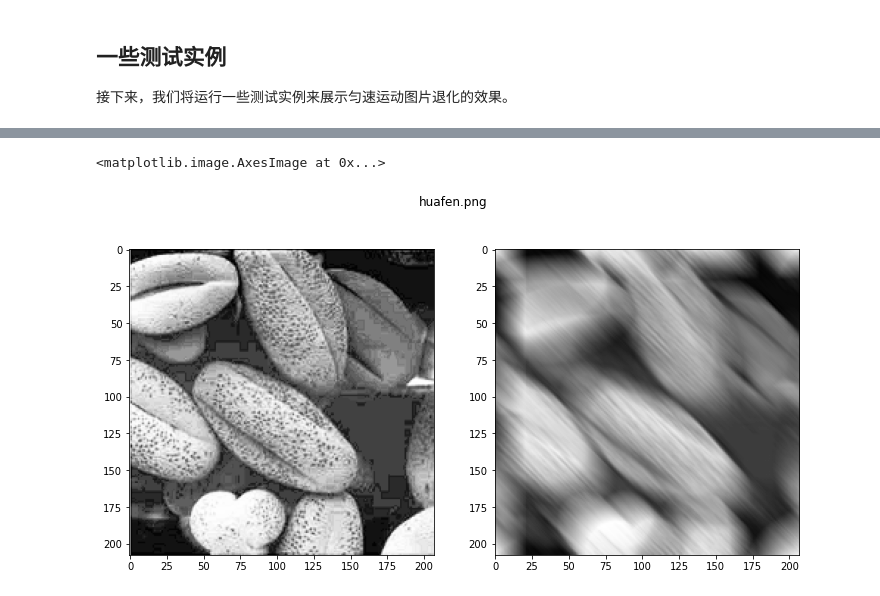
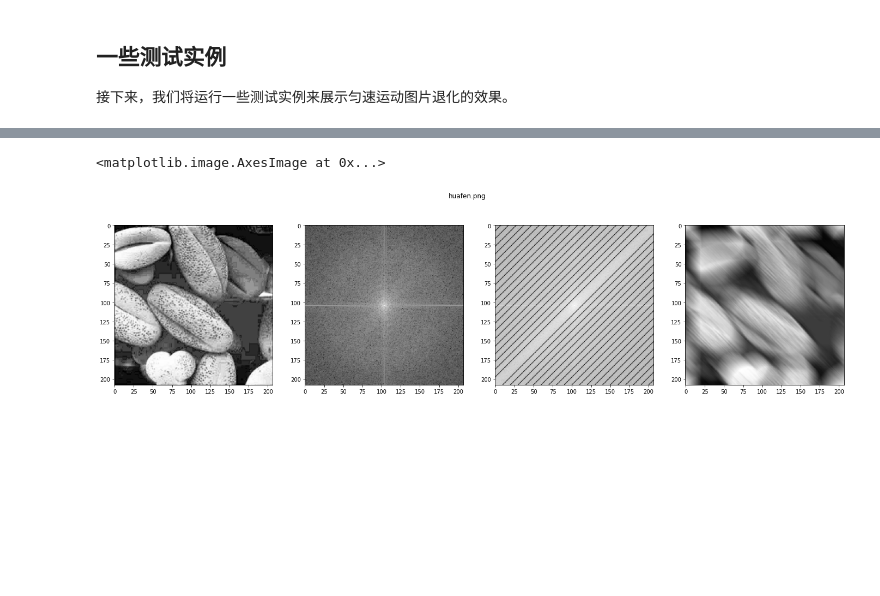
Before and after one commit to KSkun/DIP-Experiments, a Jupyter notebook: motion_degrade/degrade.ipynb, the cells around one changed output, grey strips where cells are left out. Cells and saved outputs as stored; diff of their text form; code cells hidden in the pictures; blank space fills up the shorter version.

```diff
--- a/motion_degrade/degrade.ipynb
+++ b/motion_degrade/degrade.ipynb
@@ -114,16 +115,19 @@ n = len(img)
 m = len(img[0])
 
 filt = get_degrade_filter(n, m)
+new_fft = img_fft.copy()
 for i in range(n):
     for j in range(m):
-        img_fft[i][j] *= filt[i][j]
+        new_fft[i][j] *= filt[i][j]
 
-img_filt = np.abs(np.fft.ifft2(np.fft.ifftshift(img_fft)))
-plt.imsave('book_cover_filt.jpg', img_filt, cmap='gray')
+img_filt = np.abs(np.fft.ifft2(np.fft.ifftshift(new_fft)))
+Image.fromarray(np.uint8(img_filt), mode='L').save('book_cover_filt.png')
 
-fig, (ax1, ax2) = plt.subplots(1, 2, figsize=(12, 6))
+fig, (ax1, ax2, ax3, ax4) = plt.subplots(1, 4, figsize=(24, 6))
 fig.suptitle('book_cover.jpg')
 ax1.imshow(img, cmap='gray')
-ax2.imshow(img_filt, cmap='gray')
+ax2.imshow(np.log(np.abs(img_fft)), cmap='gray')
+ax3.imshow(np.log(np.abs(new_fft)), cmap='gray')
+ax4.imshow(img_filt, cmap='gray')
 # %% [output]
 <matplotlib.image.AxesImage at 0x...>
@@ -136,16 +140,19 @@ n = len(img)
 m = len(img[0])
 
 filt = get_degrade_filter(n, m)
+new_fft = img_fft.copy()
 for i in range(n):
     for j in range(m):
-        img_fft[i][j] *= filt[i][j]
+        new_fft[i][j] *= filt[i][j]
 
-img_filt = np.abs(np.fft.ifft2(np.fft.ifftshift(img_fft)))
-plt.imsave('lena_filt.png', img_filt, cmap='gray')
+img_filt = np.abs(np.fft.ifft2(np.fft.ifftshift(new_fft)))
+Image.fromarray(np.uint8(np.multiply(img_filt, 255)), mode='L').save('lena_filt.png')
 
-fig, (ax1, ax2) = plt.subplots(1, 2, figsize=(12, 6))
+fig, (ax1, ax2, ax3, ax4) = plt.subplots(1, 4, figsize=(24, 6))
 fig.suptitle('lena.png')
 ax1.imshow(img, cmap='gray')
-ax2.imshow(img_filt, cmap='gray')
+ax2.imshow(np.log(np.abs(img_fft)), cmap='gray')
+ax3.imshow(np.log(np.abs(new_fft)), cmap='gray')
+ax4.imshow(img_filt, cmap='gray')
 # %% [output]
 <matplotlib.image.AxesImage at 0x...>
@@ -153,22 +160,25 @@ ax2.imshow(img_filt, cmap='gray')
 # %%
 img = plt.imread('huafen.png')
 img_fft = np.fft.fftshift(np.fft.fft2(img))
 
 n = len(img)
 m = len(img[0])
 
 filt = get_degrade_filter(n, m)
+new_fft = img_fft.copy()
 for i in range(n):
     for j in range(m):
-        img_fft[i][j] *= filt[i][j]
+        new_fft[i][j] *= filt[i][j]
 
-img_filt = np.abs(np.fft.ifft2(np.fft.ifftshift(img_fft)))
-plt.imsave('huafen_filt.png', img_filt, cmap='gray')
+img_filt = np.abs(np.fft.ifft2(np.fft.ifftshift(new_fft)))
+Image.fromarray(np.uint8(np.multiply(img_filt, 255)), mode='L').save('huafen_filt.png')
 
-fig, (ax1, ax2) = plt.subplots(1, 2, figsize=(12, 6))
+fig, (ax1, ax2, ax3, ax4) = plt.subplots(1, 4, figsize=(24, 6))
 fig.suptitle('huafen.png')
 ax1.imshow(img, cmap='gray')
-ax2.imshow(img_filt, cmap='gray')
+ax2.imshow(np.log(np.abs(img_fft)), cmap='gray')
+ax3.imshow(np.log(np.abs(new_fft)), cmap='gray')
+ax4.imshow(img_filt, cmap='gray')
 # %% [output]
 <matplotlib.image.AxesImage at 0x...>
-[figure, old version]
+[figure, new version]
```
Also changed, not shown: parts of 3 cells of this notebook, 8 other files.
